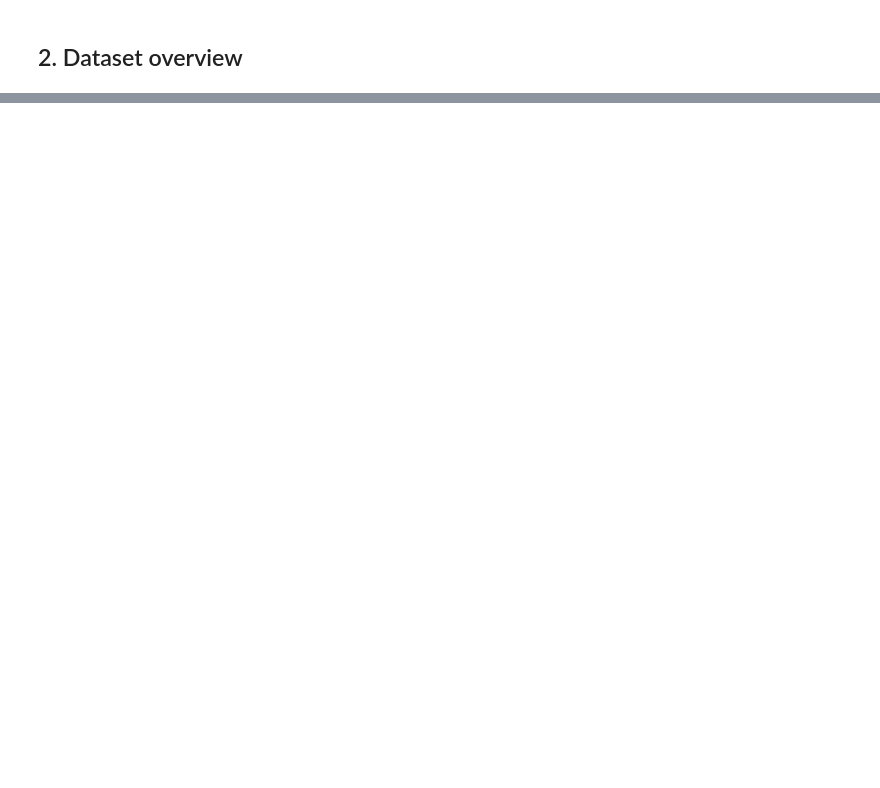
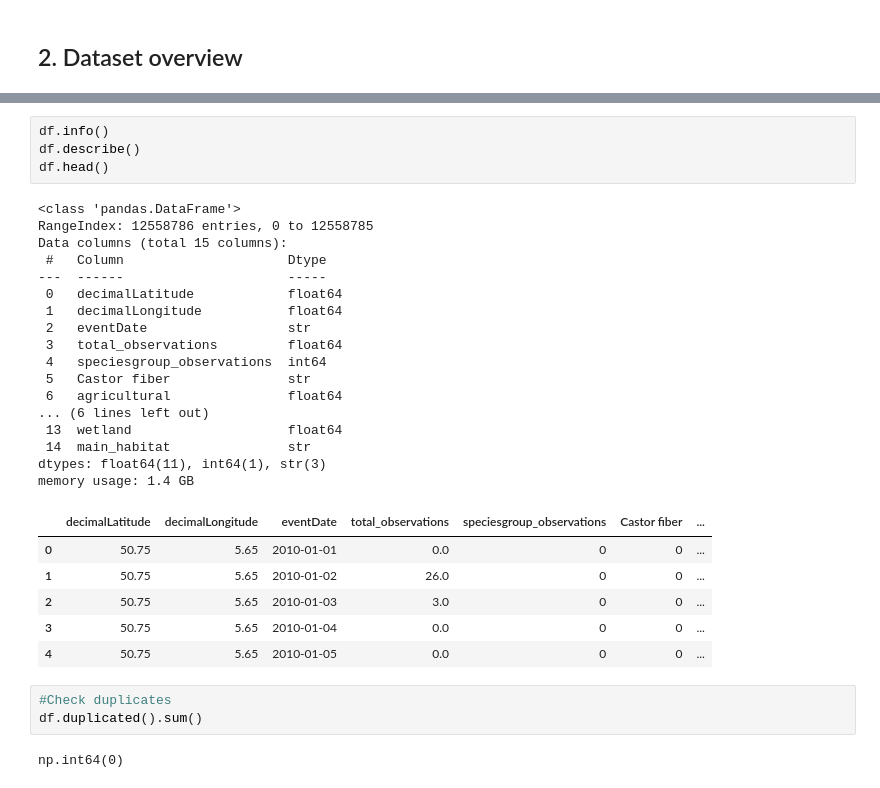
Before and after one commit to Shifu-boop/DSAI-Check-in-1, a Jupyter notebook: Check-in-1/Checkin-1.ipynb, the cells around one changed output, grey strips where cells are left out. Saved outputs shown, nothing was run; the diff lists cells and outputs as text; blank space fills up the shorter version.

```diff
--- a/Check-in-1/Checkin-1.ipynb
+++ b/Check-in-1/Checkin-1.ipynb
@@ -605,0 +19,33 @@ We will move from this sampled baseline to the full dataset using more scalable
+# %%
+df.info()
+df.describe()
+df.head()
+# %% [output]
+<class 'pandas.DataFrame'>
+RangeIndex: 12558786 entries, 0 to 12558785
+Data columns (total 15 columns):
+ #   Column                     Dtype
+---  ------                     -----
+ 0   decimalLatitude            float64
+ 1   decimalLongitude           float64
+ 2   eventDate                  str
+ 3   total_observations         float64
+ 4   speciesgroup_observations  int64
+ 5   Castor fiber               str
+ 6   agricultural               float64
+... (6 lines left out)
+ 13  wetland                    float64
+ 14  main_habitat               str
+dtypes: float64(11), int64(1), str(3)
+memory usage: 1.4 GB
+|  | decimalLatitude | decimalLongitude | eventDate | total_observations | speciesgroup_observations | Castor fiber | ... |
+| 0 | 50.75 | 5.65 | 2010-01-01 | 0.0 | 0 | 0 | ... |
+| 1 | 50.75 | 5.65 | 2010-01-02 | 26.0 | 0 | 0 | ... |
+| 2 | 50.75 | 5.65 | 2010-01-03 | 3.0 | 0 | 0 | ... |
+| 3 | 50.75 | 5.65 | 2010-01-04 | 0.0 | 0 | 0 | ... |
+| 4 | 50.75 | 5.65 | 2010-01-05 | 0.0 | 0 | 0 | ... |
+# %%
+#Check duplicates
+df.duplicated().sum()
+# %% [output]
+np.int64(0)
```
Also changed, not shown: parts of 64 cells of this notebook.
